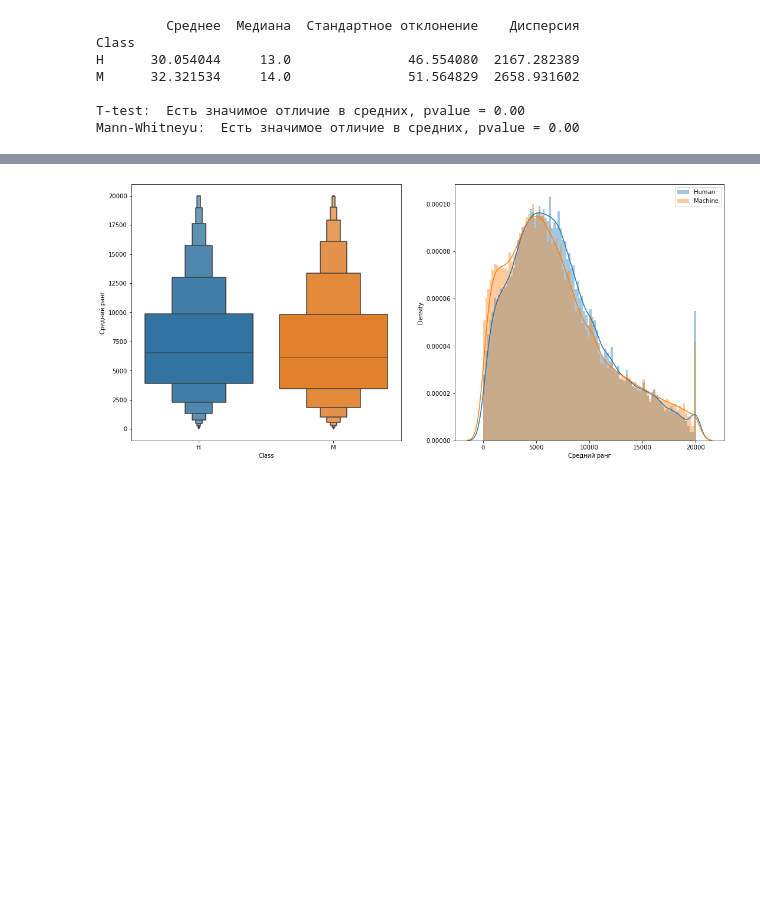
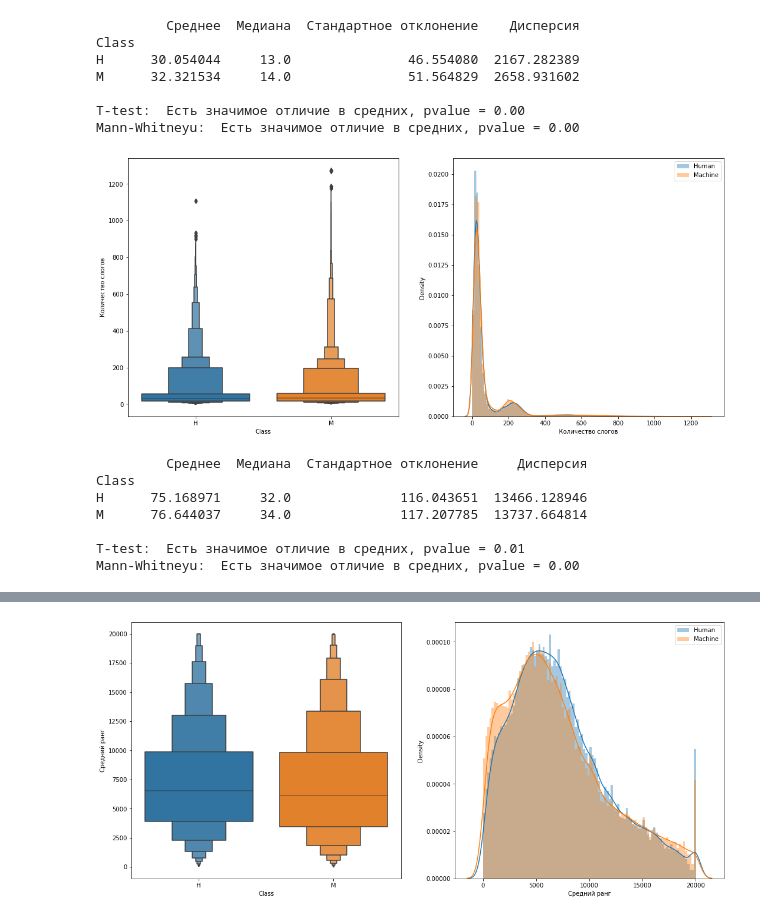
Before and after one commit to tumanov-a/RuATD, a Jupyter notebook: NLG_statistics_visualization.ipynb, the cells around one changed output, grey strips where cells are left out. Cells and saved outputs as stored; diff of their text form; code cells hidden in the pictures; blank space fills up the shorter version.

```diff
--- a/NLG_statistics_visualization.ipynb
+++ b/NLG_statistics_visualization.ipynb
@@ -94,3 +114,14 @@ M      32.321534     14.0               51.564829  2658.931602
 
 T-test:  Есть значимое отличие в средних, pvalue = 0.00
 Mann-Whitneyu:  Есть значимое отличие в средних, pvalue = 0.00
+# %%
+analyze_feature(df, 'Количество слогов')
+# %% [output]
+[figure, added]
+         Среднее  Медиана  Стандартное отклонение     Дисперсия
+Class
+H      75.168971     32.0              116.043651  13466.128946
+M      76.644037     34.0              117.207785  13737.664814
+
+T-test:  Есть значимое отличие в средних, pvalue = 0.01
+Mann-Whitneyu:  Есть значимое отличие в средних, pvalue = 0.00
```
Also changed, not shown: parts of 9 cells of this notebook, 1 other file.
